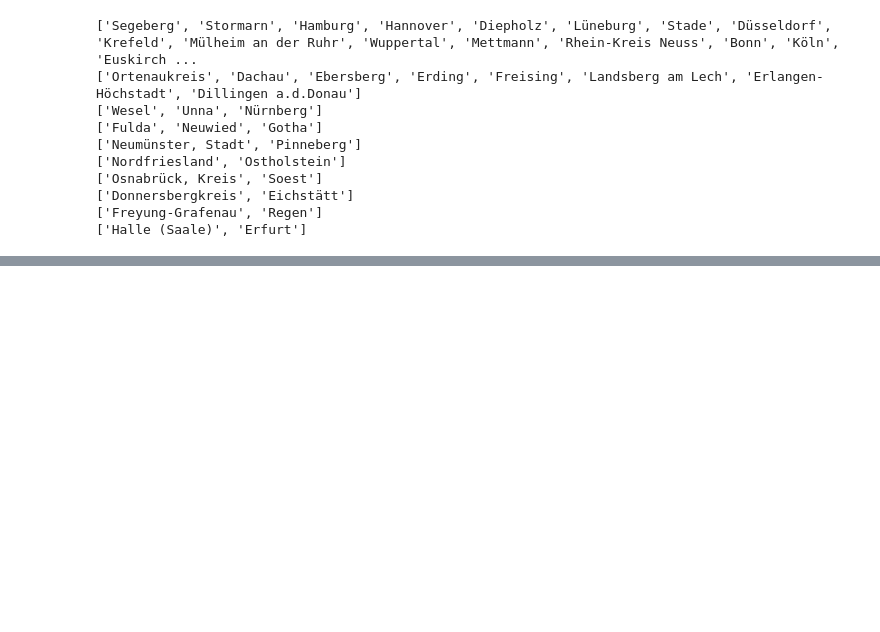
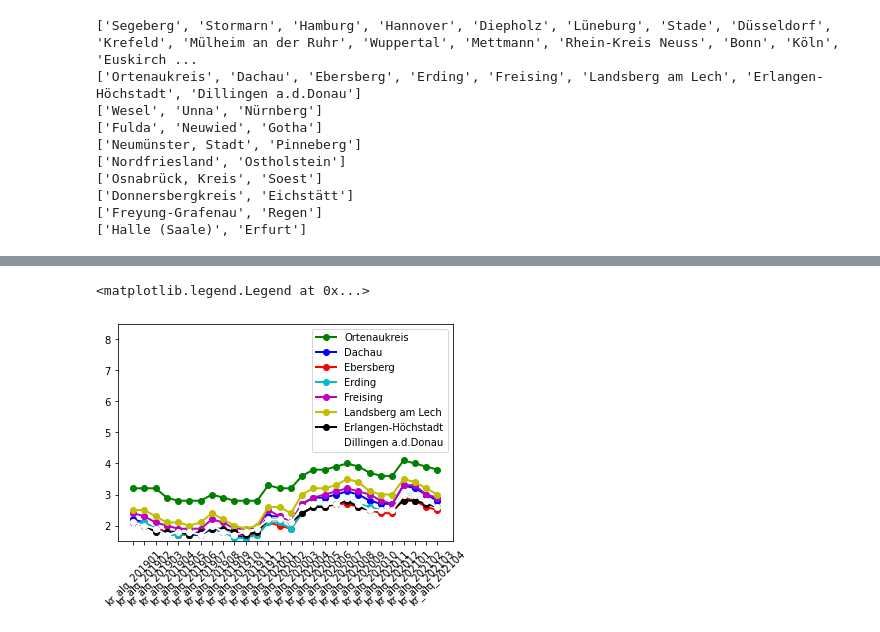
Before and after one commit to DSSGxUK/bmwi, a Jupyter notebook: notebooks/network-alq.ipynb, the cells around one changed output, grey strips where cells are left out. Saved outputs shown, nothing was run; the diff lists cells and outputs as text; code cells hidden in the pictures; blank space fills up the shorter version.

```diff
--- a/notebooks/network.ipynb
+++ b/notebooks/network-alq.ipynb
@@ -235,0 +287,15 @@ for c in clusters:
+# %%
+plt.plot(cluster3.columns, cluster3.iloc[0], 'go-', label='Ortenaukreis', linewidth=2)
+plt.plot(cluster3.columns, cluster3.iloc[1], 'bo-', label='Dachau', linewidth=2)
+plt.plot(cluster3.columns, cluster3.iloc[2], 'ro-', label='Ebersberg', linewidth=2)
+plt.plot(cluster3.columns, cluster3.iloc[3], 'co-', label='Erding', linewidth=2)
+plt.plot(cluster3.columns, cluster3.iloc[4], 'mo-', label='Freising', linewidth=2)
+plt.plot(cluster3.columns, cluster3.iloc[5], 'yo-', label='Landsberg am Lech', linewidth=2)
+plt.plot(cluster3.columns, cluster3.iloc[6], 'ko-', label='Erlangen-Höchstadt', linewidth=2)
+plt.plot(cluster3.columns, cluster3.iloc[7], 'wo-', label='Dillingen a.d.Donau', linewidth=2)
+plt.xticks(rotation=45)
+plt.ylim(1.5, 8.5)
+plt.legend()
+# %% [output]
+<matplotlib.legend.Legend at 0x...>
+[figure, added]
```
Also changed, not shown: parts of 10 cells of this notebook, 3 other files.
